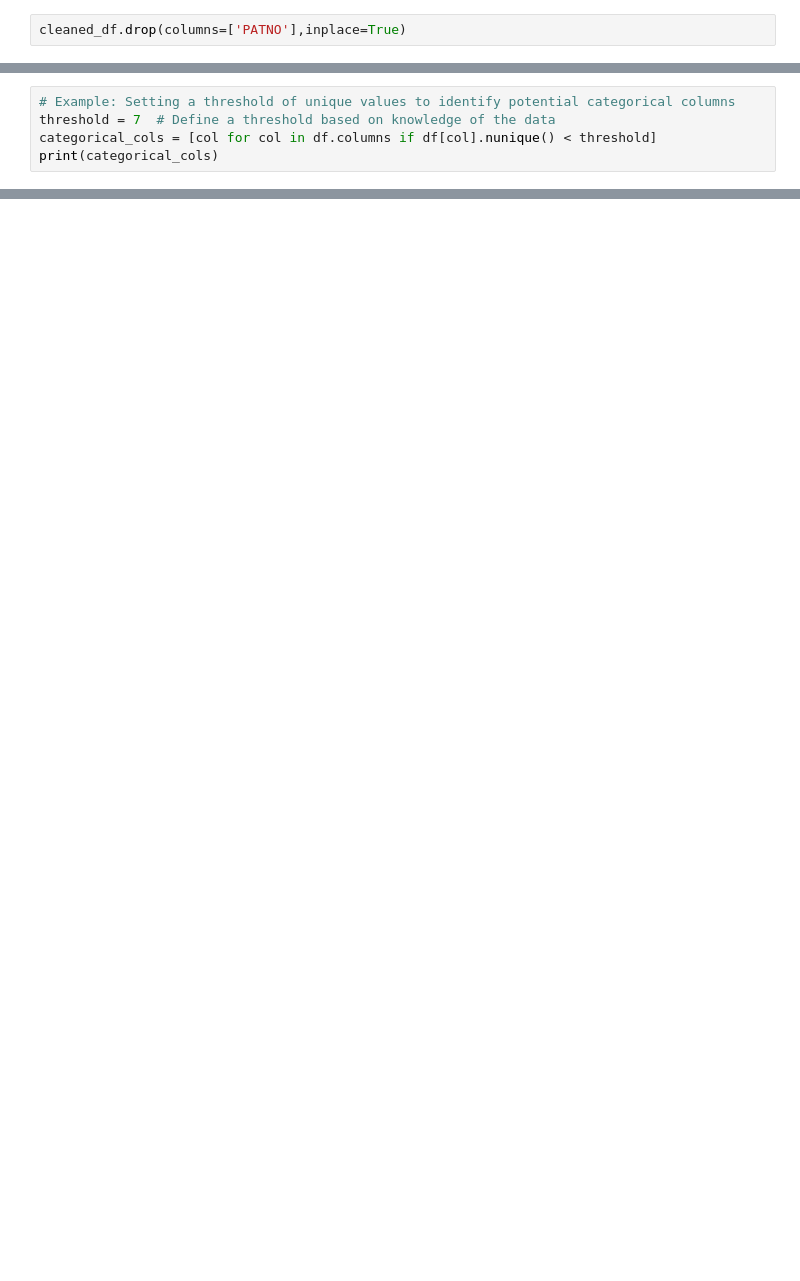
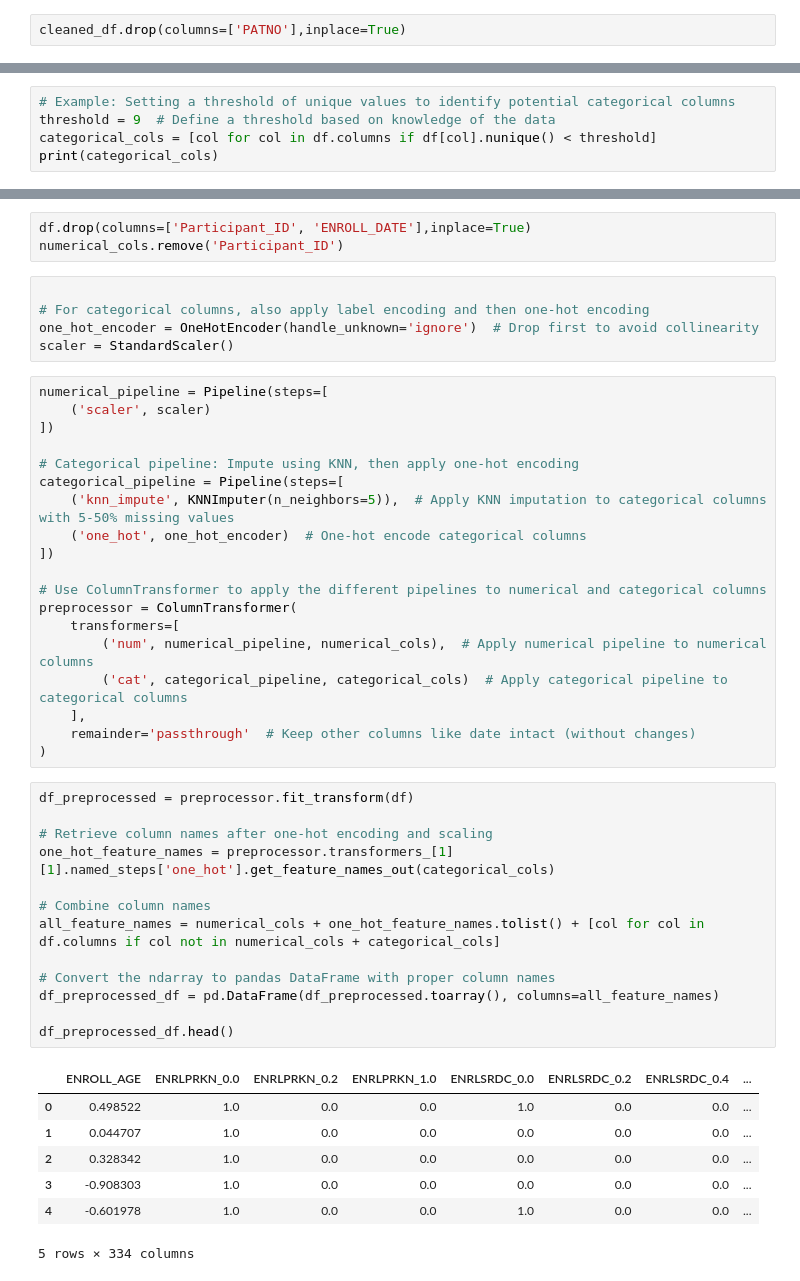
Before and after one commit to mrudulaacharya/Parkinson-s-Prediction, a Jupyter notebook: scripts/Data preprocessing.ipynb, the cells around one changed output, grey strips where cells are left out. Cells and saved outputs as stored; diff of their text form; blank space fills up the shorter version.

```diff
--- a/scripts/Data preprocessing.ipynb
+++ b/scripts/Data preprocessing.ipynb
@@ -84,6 +84,6 @@ Dropped columns with > 50% missing values: ['CHLDBEAR', 'SAA_Type', 'DYSKIRAT',
 # %%
 # Example: Setting a threshold of unique values to identify potential categorical columns
-threshold = 7  # Define a threshold based on knowledge of the data
+threshold = 9  # Define a threshold based on knowledge of the data
 categorical_cols = [col for col in df.columns if df[col].nunique() < threshold]
 print(categorical_cols)
 # %% [output]
@@ -200,0 +188,48 @@ Data preprocessing complete.
+# %%
+df.drop(columns=['Participant_ID', 'ENROLL_DATE'],inplace=True)
+numerical_cols.remove('Participant_ID')
+# %%
+
+# For categorical columns, also apply label encoding and then one-hot encoding
+one_hot_encoder = OneHotEncoder(handle_unknown='ignore')  # Drop first to avoid collinearity
+scaler = StandardScaler()
+# %%
+numerical_pipeline = Pipeline(steps=[
+    ('scaler', scaler)
+])
+
+# Categorical pipeline: Impute using KNN, then apply one-hot encoding
+categorical_pipeline = Pipeline(steps=[
+    ('knn_impute', KNNImputer(n_neighbors=5)),  # Apply KNN imputation to categorical columns with 5-50% missing values
+    ('one_hot', one_hot_encoder)  # One-hot encode categorical columns
+])
+
+# Use ColumnTransformer to apply the different pipelines to numerical and categorical columns
+preprocessor = ColumnTransformer(
+    transformers=[
+        ('num', numerical_pipeline, numerical_cols),  # Apply numerical pipeline to numerical columns
+        ('cat', categorical_pipeline, categorical_cols)  # Apply categorical pipeline to categorical columns
+    ],
+    remainder='passthrough'  # Keep other columns like date intact (without changes)
+)
+# %%
+df_preprocessed = preprocessor.fit_transform(df)
+
+# Retrieve column names after one-hot encoding and scaling
+one_hot_feature_names = preprocessor.transformers_[1][1].named_steps['one_hot'].get_feature_names_out(categorical_cols)
+
+# Combine column names
+all_feature_names = numerical_cols + one_hot_feature_names.tolist() + [col for col in df.columns if col not in numerical_cols + categorical_cols]
+
+# Convert the ndarray to pandas DataFrame with proper column names
+df_preprocessed_df = pd.DataFrame(df_preprocessed.toarray(), columns=all_feature_names)
+
+df_preprocessed_df.head()
+# %% [output]
+|  | ENROLL_AGE | ENRLPRKN_0.0 | ENRLPRKN_0.2 | ENRLPRKN_1.0 | ENRLSRDC_0.0 | ENRLSRDC_0.2 | ENRLSRDC_0.4 | ... |
+| 0 | 0.498522 | 1.0 | 0.0 | 0.0 | 1.0 | 0.0 | 0.0 | ... |
+| 1 | 0.044707 | 1.0 | 0.0 | 0.0 | 0.0 | 0.0 | 0.0 | ... |
+| 2 | 0.328342 | 1.0 | 0.0 | 0.0 | 0.0 | 0.0 | 0.0 | ... |
+| 3 | -0.908303 | 1.0 | 0.0 | 0.0 | 0.0 | 0.0 | 0.0 | ... |
+| 4 | -0.601978 | 1.0 | 0.0 | 0.0 | 1.0 | 0.0 | 0.0 | ... |
+5 rows × 334 columns
```
Also changed, not shown: parts of 20 cells of this notebook.
